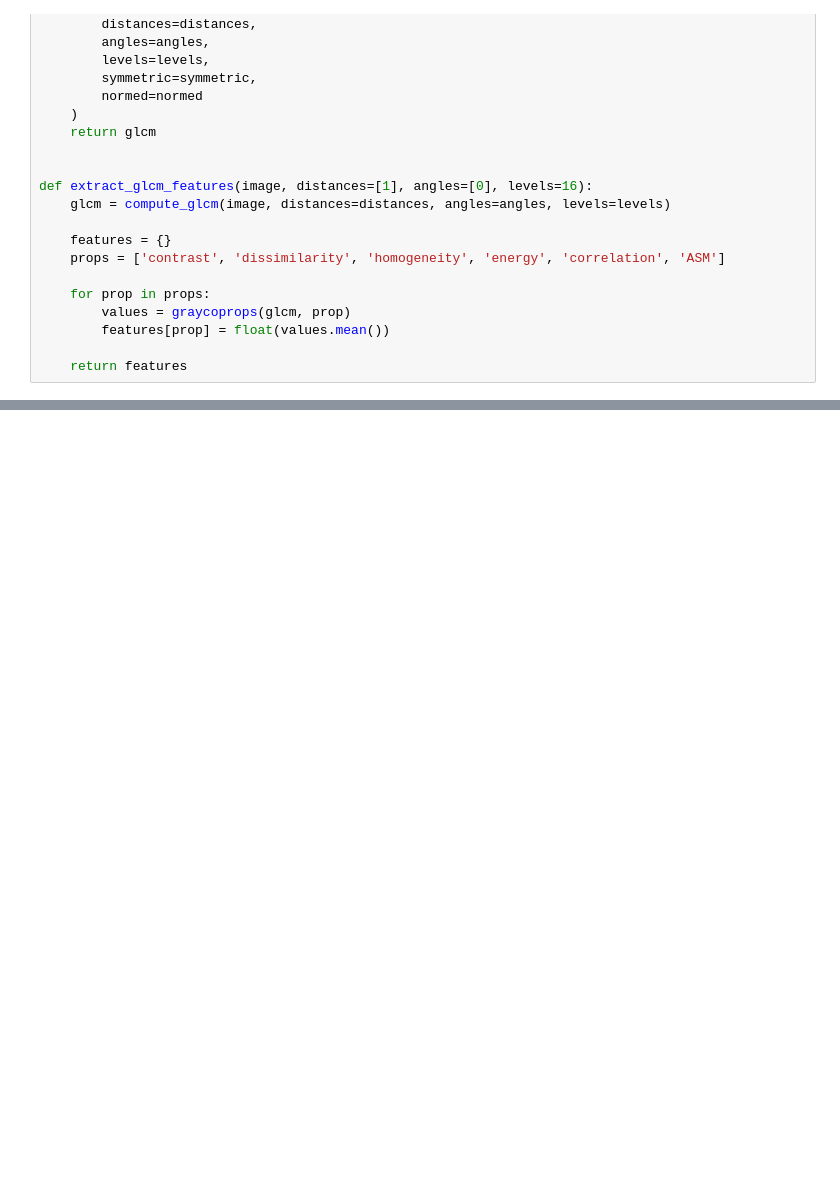
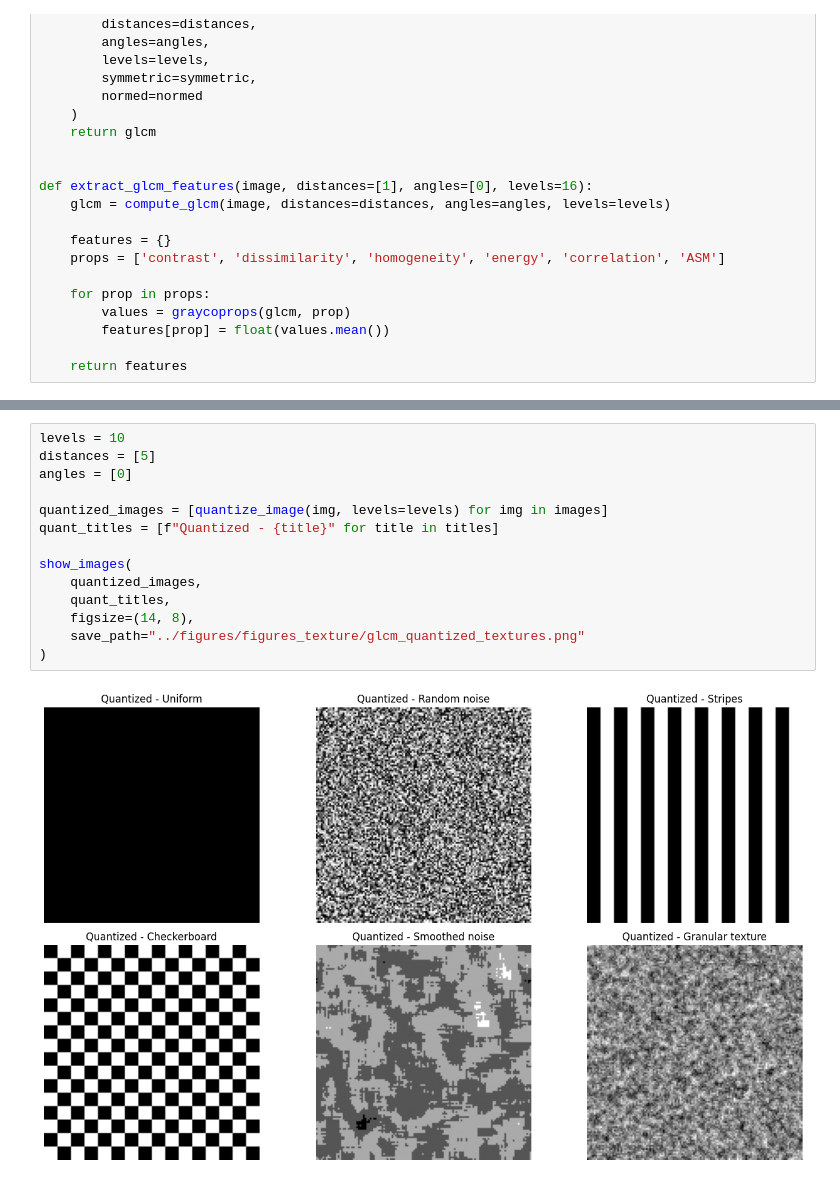
Before and after one commit to peterzm/ai-imaging-portfolio, a Jupyter notebook: 03_computer_vision/notebooks/07_glcm_texture_features.ipynb, the cells around one changed output, grey strips where cells are left out. Drawn from its saved outputs; the diff is of its cells as text; blank space fills up the shorter version.

```diff
--- a/03_computer_vision/notebooks/07_glcm_texture_features.ipynb
+++ b/03_computer_vision/notebooks/07_glcm_texture_features.ipynb
@@ -108,0 +155,16 @@ def extract_glcm_features(image, distances=[1], angles=[0], levels=16):
+# %%
+levels = 10
+distances = [5]
+angles = [0]
+
+quantized_images = [quantize_image(img, levels=levels) for img in images]
+quant_titles = [f"Quantized - {title}" for title in titles]
+
+show_images(
+    quantized_images,
+    quant_titles,
+    figsize=(14, 8),
+    save_path="../figures/figures_texture/glcm_quantized_textures.png"
+)
+# %% [output]
+[figure, added]
```
Also changed, not shown: parts of 3 cells of this notebook, 2 other files.
